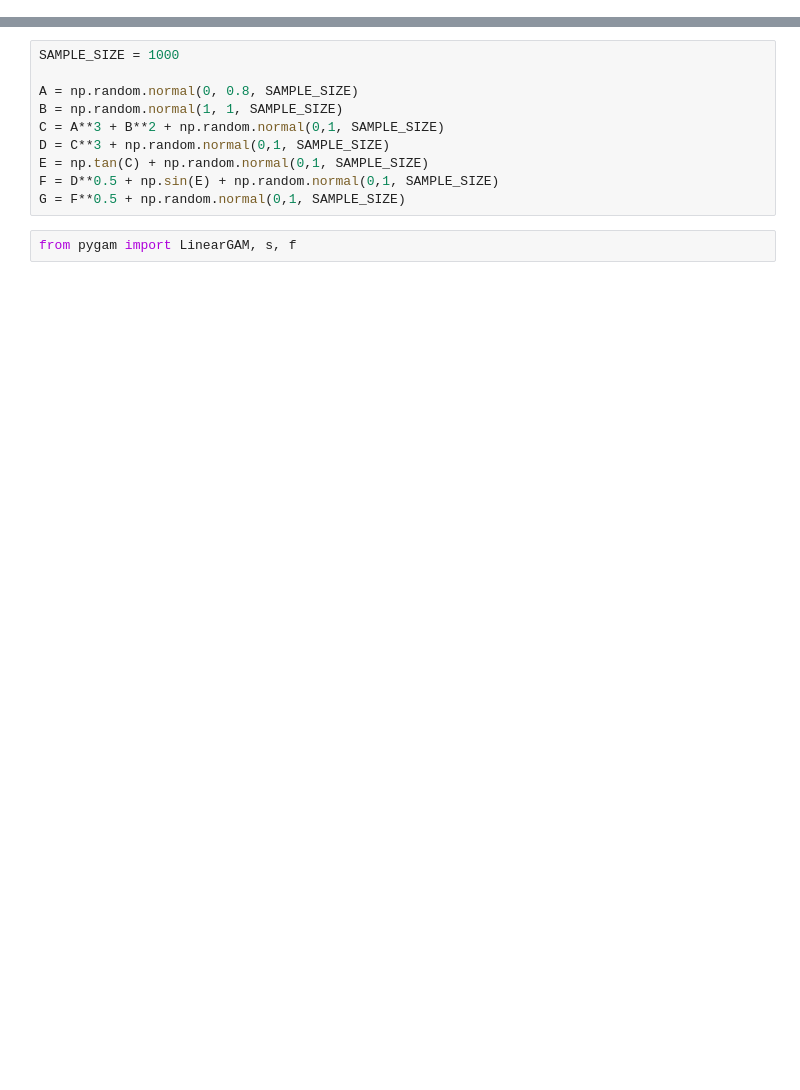
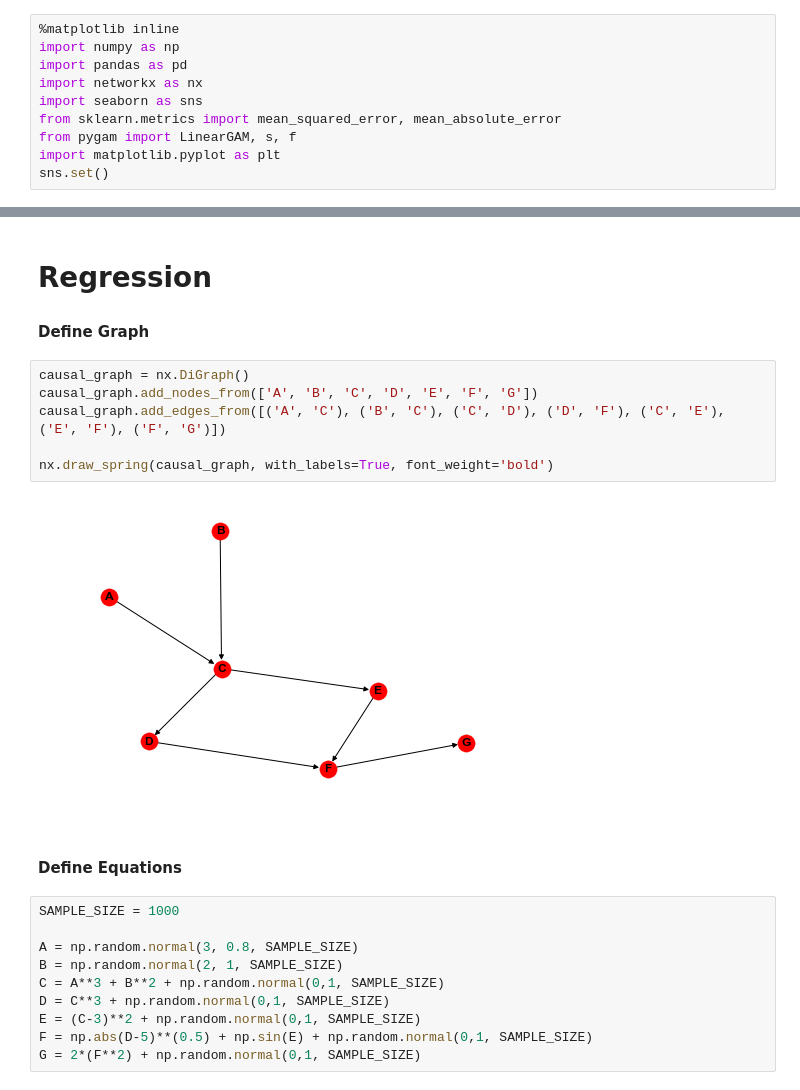
Before and after one commit to ai4automation/causal_inference_for_process_optimization, a Jupyter notebook: ipynb/Estimate SCM.ipynb, the cells around one changed output, grey strips where cells are left out. Saved outputs shown, nothing was run; the diff lists cells and outputs as text; blank space fills up the shorter version.

```diff
--- a/ipynb/Estimate SCM.ipynb
+++ b/ipynb/Estimate SCM.ipynb
@@ -0,0 +1,10 @@
+# %%
+%matplotlib inline
+import numpy as np
+import pandas as pd
+import networkx as nx
+import seaborn as sns
+from sklearn.metrics import mean_squared_error, mean_absolute_error
+from pygam import LinearGAM, s, f
+import matplotlib.pyplot as plt
+sns.set()
@@ -5,12 +136,23 @@ import pandas as pd
+# %% [markdown]
+# Regression
+#### Define Graph
+# %%
+causal_graph = nx.DiGraph()
+causal_graph.add_nodes_from(['A', 'B', 'C', 'D', 'E', 'F', 'G'])
+causal_graph.add_edges_from([('A', 'C'), ('B', 'C'), ('C', 'D'), ('D', 'F'), ('C', 'E'), ('E', 'F'), ('F', 'G')])
+
+nx.draw_spring(causal_graph, with_labels=True, font_weight='bold')
+# %% [output]
+[figure, added]
+# %% [markdown]
+#### Define Equations
 # %%
 SAMPLE_SIZE = 1000
 
-A = np.random.normal(0, 0.8, SAMPLE_SIZE)
-B = np.random.normal(1, 1, SAMPLE_SIZE)
+A = np.random.normal(3, 0.8, SAMPLE_SIZE)
+B = np.random.normal(2, 1, SAMPLE_SIZE)
 C = A**3 + B**2 + np.random.normal(0,1, SAMPLE_SIZE)
 D = C**3 + np.random.normal(0,1, SAMPLE_SIZE)
-E = np.tan(C) + np.random.normal(0,1, SAMPLE_SIZE)
-F = D**0.5 + np.sin(E) + np.random.normal(0,1, SAMPLE_SIZE)
-G = F**0.5 + np.random.normal(0,1, SAMPLE_SIZE)
+E = (C-3)**2 + np.random.normal(0,1, SAMPLE_SIZE)
+F = np.abs(D-5)**(0.5) + np.sin(E) + np.random.normal(0,1, SAMPLE_SIZE)
+G = 2*(F**2) + np.random.normal(0,1, SAMPLE_SIZE)
-# %%
-from pygam import LinearGAM, s, f
```
Also changed, not shown: parts of 22 cells of this notebook, 7 other files.
